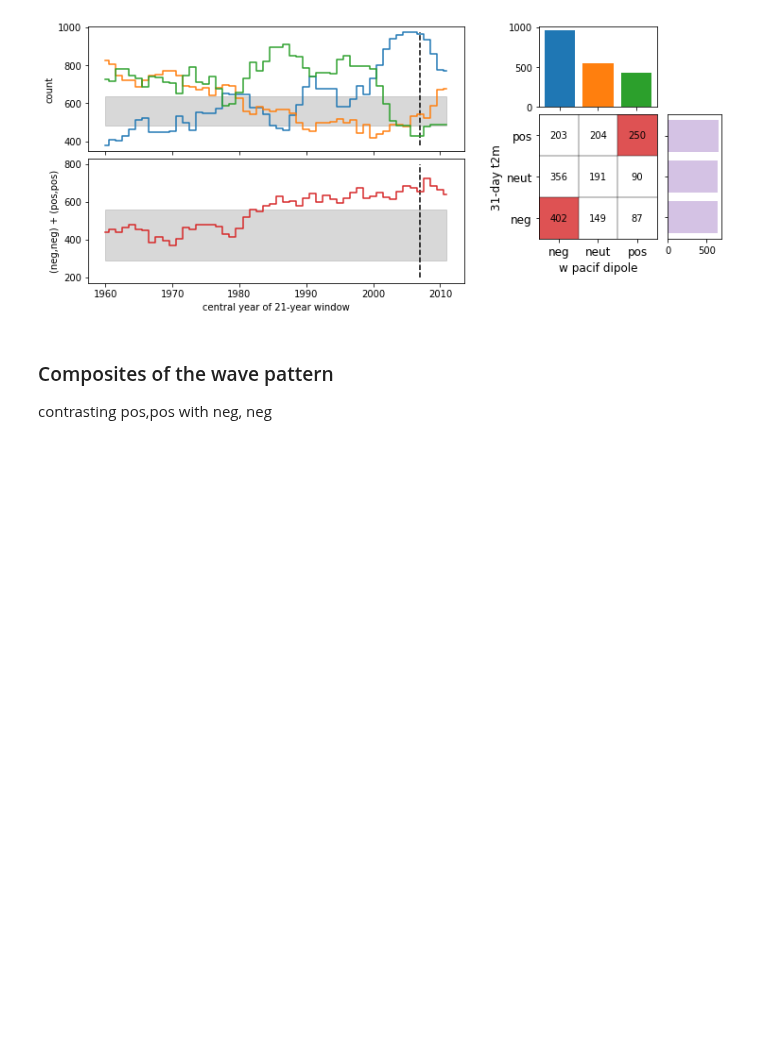
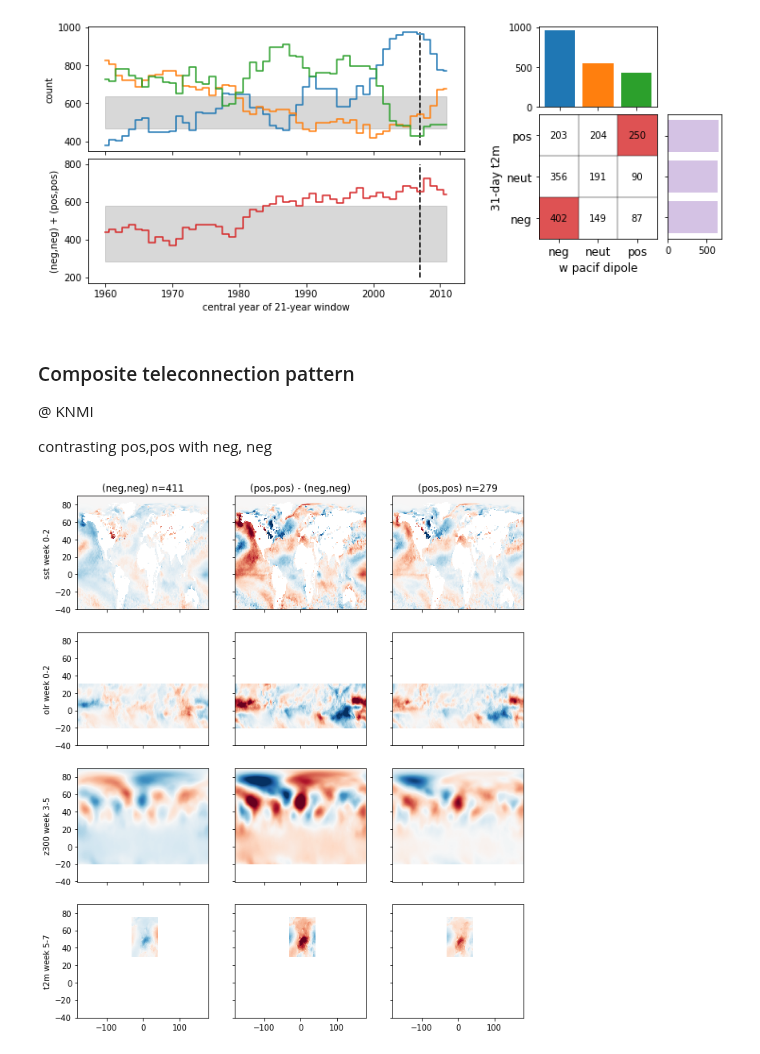
Before and after one commit to chiemvs/telegates, a Jupyter notebook: notebooks/Main_plots.ipynb, the cells around one changed output. Saved outputs shown, nothing was run; the diff lists cells and outputs as text; code cells hidden in the pictures; blank space fills up the shorter version.

```diff
--- a/notebooks/Main_plots.ipynb
+++ b/notebooks/Main_plots.ipynb
@@ -171,7 +193,7 @@ counts.columns = pd.MultiIndex.from_frame(counts.columns.to_frame().assign(diago
 # %%
 # Construct matrix uncertainty band. Sampling full seasons
 # Thresholding here does not take into account the narrowing of the t2m range.
-nrepeats = 100
+nrepeats = 500
 samples = pd.DataFrame(np.nan, index = pd.RangeIndex(nrepeats), columns = counts.columns)
 for i in range(nrepeats):
     sampled_years = np.random.randint(low = combined.index.year.min(), high = combined.index.year.max() + 1, size = nyearslice)
@@ -245,5 +268,51 @@ plt.show()
 # %% [output]
 [figure]
 # %% [markdown]
-### Composites of the wave pattern
+### Composite teleconnection pattern
+@ KNMI
+
 contrasting pos,pos with neg, neg
+# %%
+variables = ['sst_nhplus','olr_tropics','z300_nhnorm','t2m_europe']
+moments = ['preinit','preinit','postinit','valid']
+moment_alias = {'preinit':'week 0-2','postinit':'week 3-5','valid':'week 5-7'}
+sl = '2000-01-01_2021-08-31'
+anom = 'last20'
+datapath = Path('/scistor/ivm/jsn295/paper4/analysis/dipole/composites/')
+diffranges = {'sst_nhplus':3,'t2m_europe':5,'olr_tropics':35, 'z300_nhnorm':1000,'v300_nhnorm':10,
+              'u300_nhnorm':12,'stream_nhnorm':1e7}
+# %%
+shading = 'flat'
+fig, axes = plt.subplots(nrows = len(variables), ncols = 3, figsize = (10,len(variables)*3),
+                         sharex = True, sharey = True,facecolor='white')
+for i, (var,moment) in enumerate(zip(variables,moments)):
+    file = xr.open_dataarray(datapath / f'{sl}_{var}_anom{anom}_21.nc').sel(moment = moment)
+    nsamples = eval(file.attrs['nsamples'].split(']')[-1])
+    pospos = file.sel({'sst-mean-anom':2, 't2m-mean-anom':2})
+    negneg = file.sel({'sst-mean-anom':0, 't2m-mean-anom':0})
+    difference = pospos - negneg
+    if anom in ['full','last20']:
+        vmin = 0 - diffranges[var]/2
+        vmax = 0 + diffranges[var]/2
+    else:
+        vmin = float(file.quantile(0.02))
+        vmax = float(file.quantile(0.98))
+    vmindiff = 0 - diffranges[var]/2
+    vmaxdiff = 0 + diffranges[var]/2
+
+    axes[i,0].pcolormesh(*data_for_pcolormesh(negneg, shading = shading), zorder = 1, shading = shading,
+              cmap = 'RdBu_r', vmin = vmin, vmax = vmax) #transform = array_crs,
+    axes[i,1].pcolormesh(*data_for_pcolormesh(difference, shading = shading), zorder = 1, shading = shading,
+              cmap = 'RdBu_r', vmin = vmindiff, vmax = vmaxdiff) #transform = array_crs,
+    axes[i,-1].pcolormesh(*data_for_pcolormesh(pospos, shading = shading), zorder = 1, shading = shading,
+              cmap = 'RdBu_r', vmin = vmin, vmax = vmax) #transform = array_crs,
+    axes[i,0].set_ylabel(f'{var.split("_")[0]} {moment_alias[moment]}')
+
+    if i == 0:
+        axes[i,0].set_title(f'(neg,neg) n={nsamples[(0,0)]}')
+        axes[i,1].set_title('(pos,pos) - (neg,neg)')
+        axes[i,-1].set_title(f'(pos,pos) n={nsamples[(2,2)]}')
+    file.close()
+plt.show()
+# %% [output]
+[figure, added]
```
Also changed, not shown: parts of 21 cells of this notebook, 6 other files.
